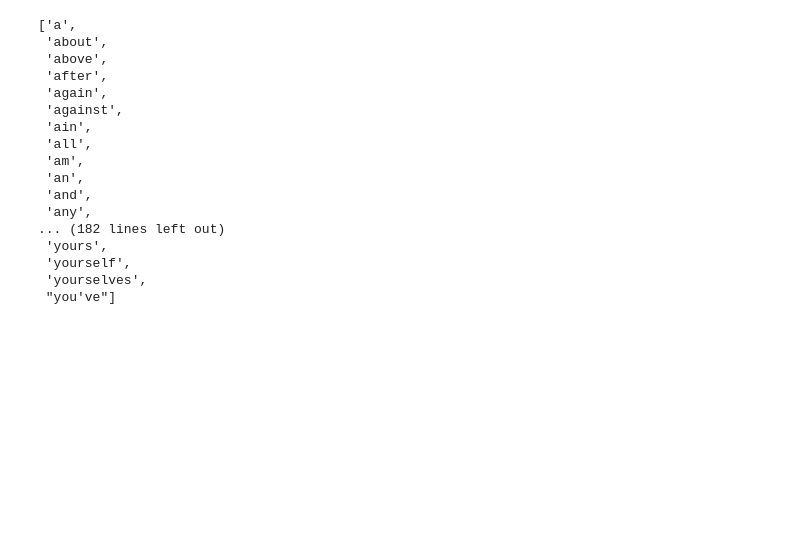
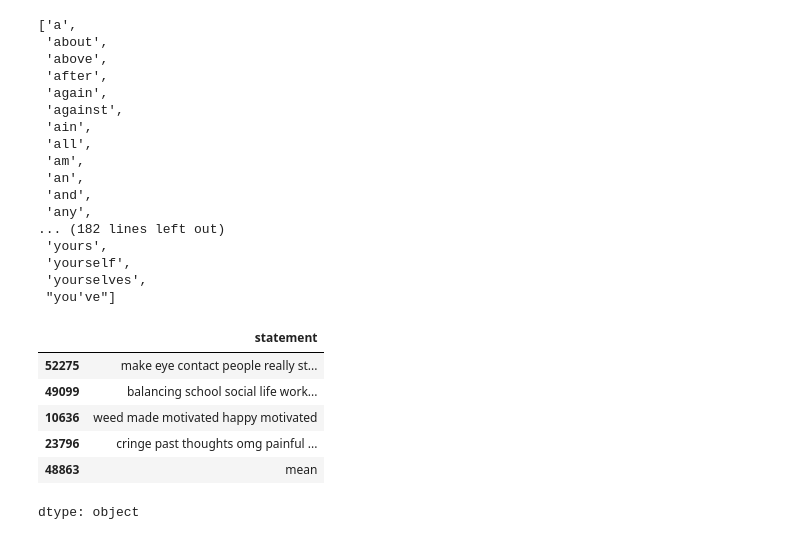
Before and after one commit to savindumahasen/Depression-Detection-Using-Sentiment-Analysis, a Jupyter notebook: DepressionDetectionUsingNLP.ipynb, the cells around one changed output. Cells and saved outputs as stored; diff of their text form; code cells hidden in the pictures; blank space fills up the shorter version.

Commit message:
Remove the stopwords from text

```diff
--- a/DepressionDetectionUsingNLP.ipynb
+++ b/DepressionDetectionUsingNLP.ipynb
@@ -241,3 +241,15 @@ stopwords
  'yourself',
  'yourselves',
  "you've"]
+# %%
+train_set_new['statement']=train_set_new['statement'].apply(lambda x:" ".join(x for x in x.split() if x not in stopwords))
+# %%
+train_set_new['statement'].head()
+# %% [output]
+|  | statement |
+| 52275 | make eye contact people really st... |
+| 49099 | balancing school social life work... |
+| 10636 | weed made motivated happy motivated |
+| 23796 | cringe past thoughts omg painful ... |
+| 48863 | mean |
+dtype: object
```
